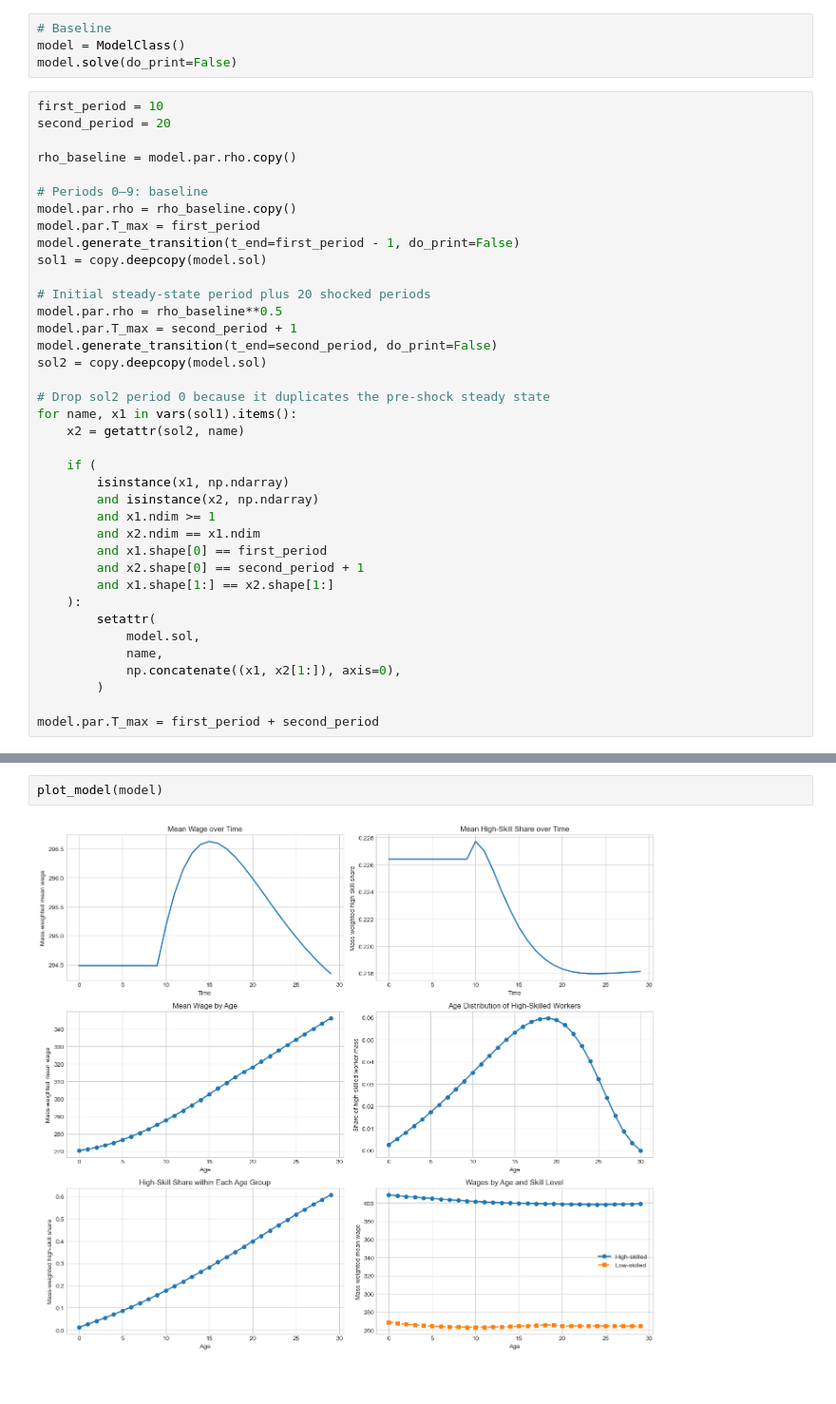
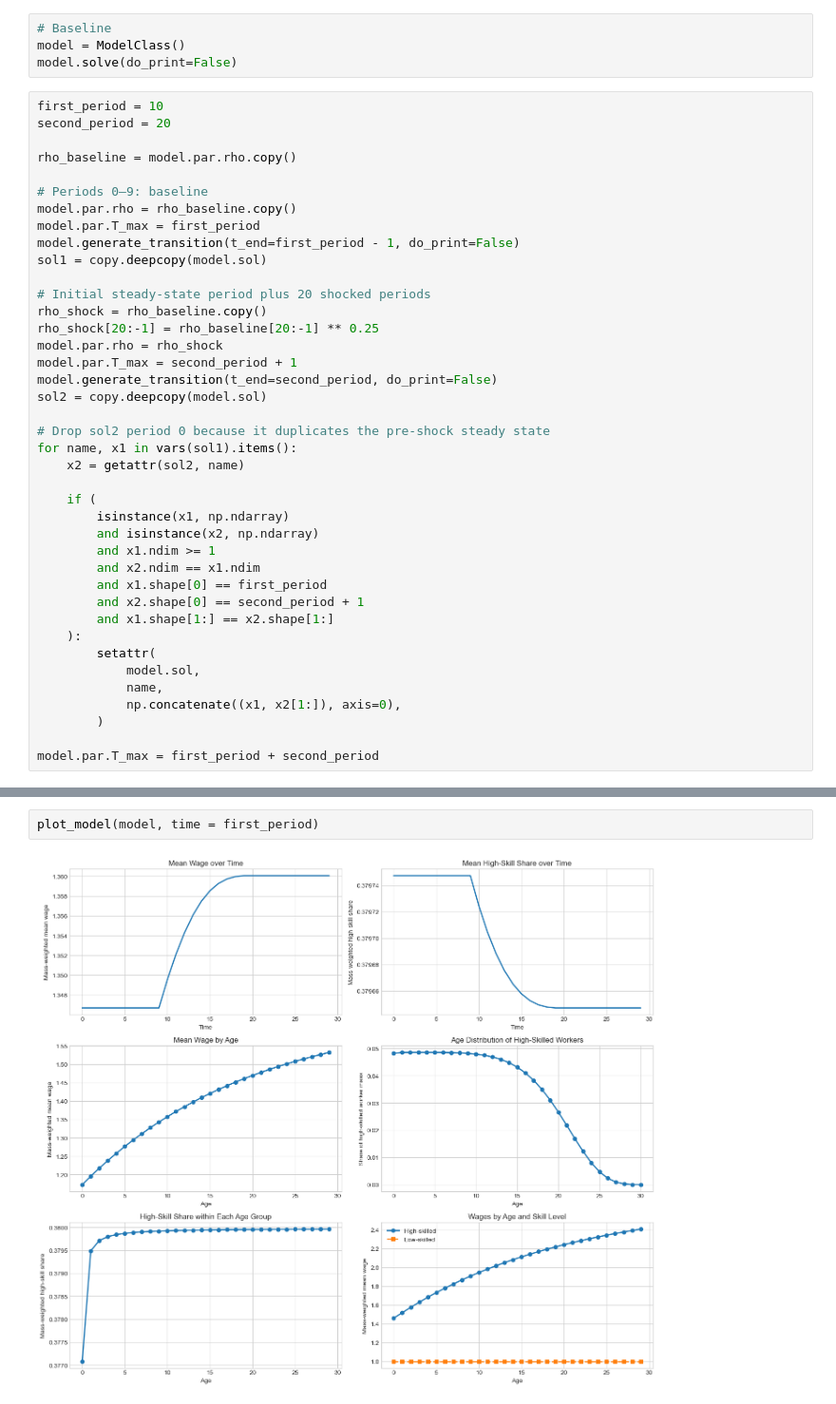
Before and after one commit to peter-l-ravn/Danish-Wage-Gap-Model, a Jupyter notebook: Create shock.ipynb, the cells around one changed output, grey strips where cells are left out. Shown at 95% size. Saved outputs shown, nothing was run; the diff lists cells and outputs as text.

```diff
--- a/Create shock.ipynb
+++ b/Create shock.ipynb
@@ -39,7 +40,9 @@ model.generate_transition(t_end=first_period - 1, do_print=False)
 sol1 = copy.deepcopy(model.sol)
 
 # Initial steady-state period plus 20 shocked periods
-model.par.rho = rho_baseline**0.5
+rho_shock = rho_baseline.copy()
+rho_shock[20:-1] = rho_baseline[20:-1] ** 0.25
+model.par.rho = rho_shock
 model.par.T_max = second_period + 1
 model.generate_transition(t_end=second_period, do_print=False)
 sol2 = copy.deepcopy(model.sol)
@@ -67,7 +81,7 @@ model.par.T_max = first_period + second_period
 # %%
-plot_model(model)
+plot_model(model, time = first_period)
 # %% [output]
-[figure, old version]
+[figure, new version]
 # %%
 plot_wage_gap(model, young_max=7, old_min=20, x_size=6, y_size=5)
 plot_mean_age_high_skill(model, x_size=6, y_size=5)
```
Also changed, not shown: parts of 4 cells of this notebook, 5 other files.
